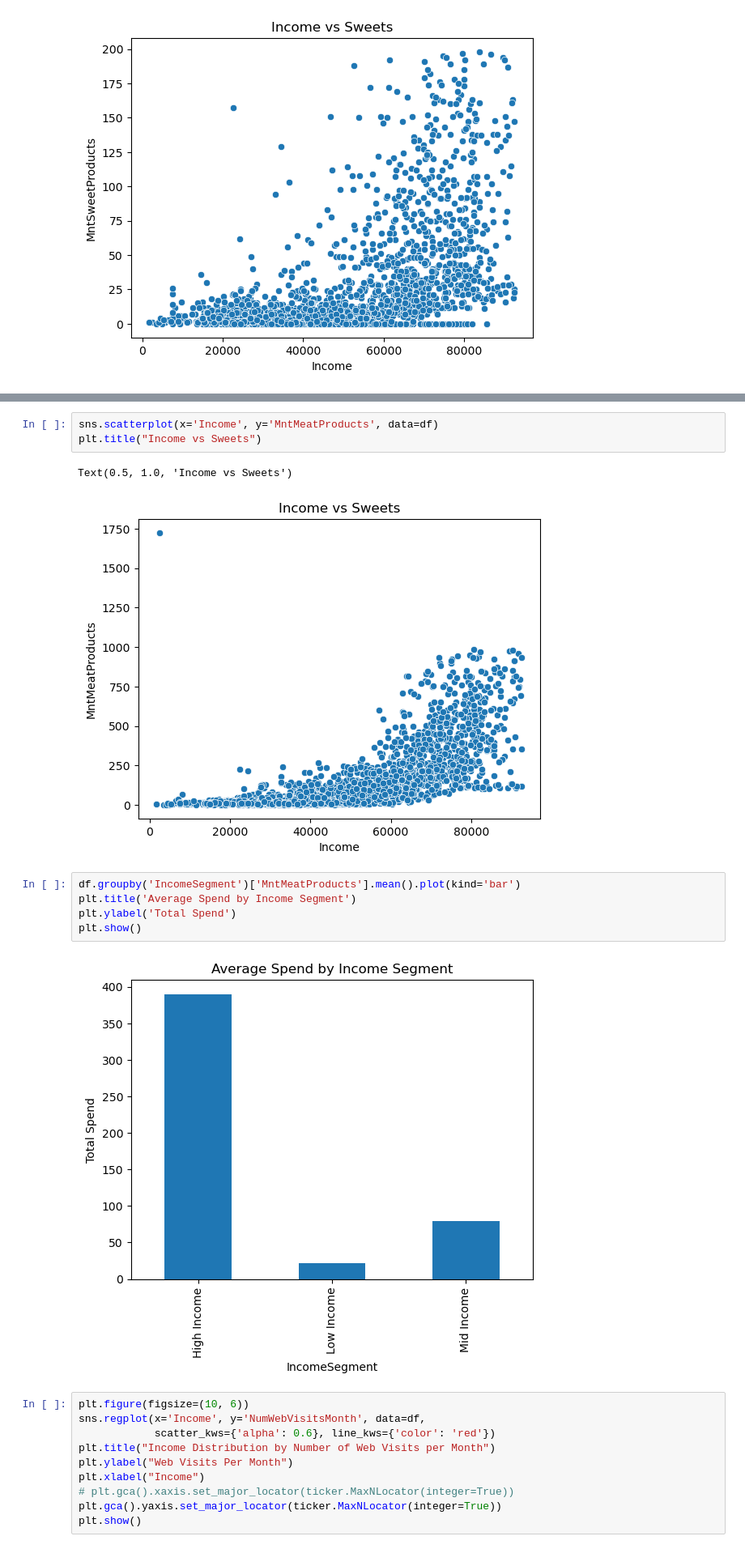
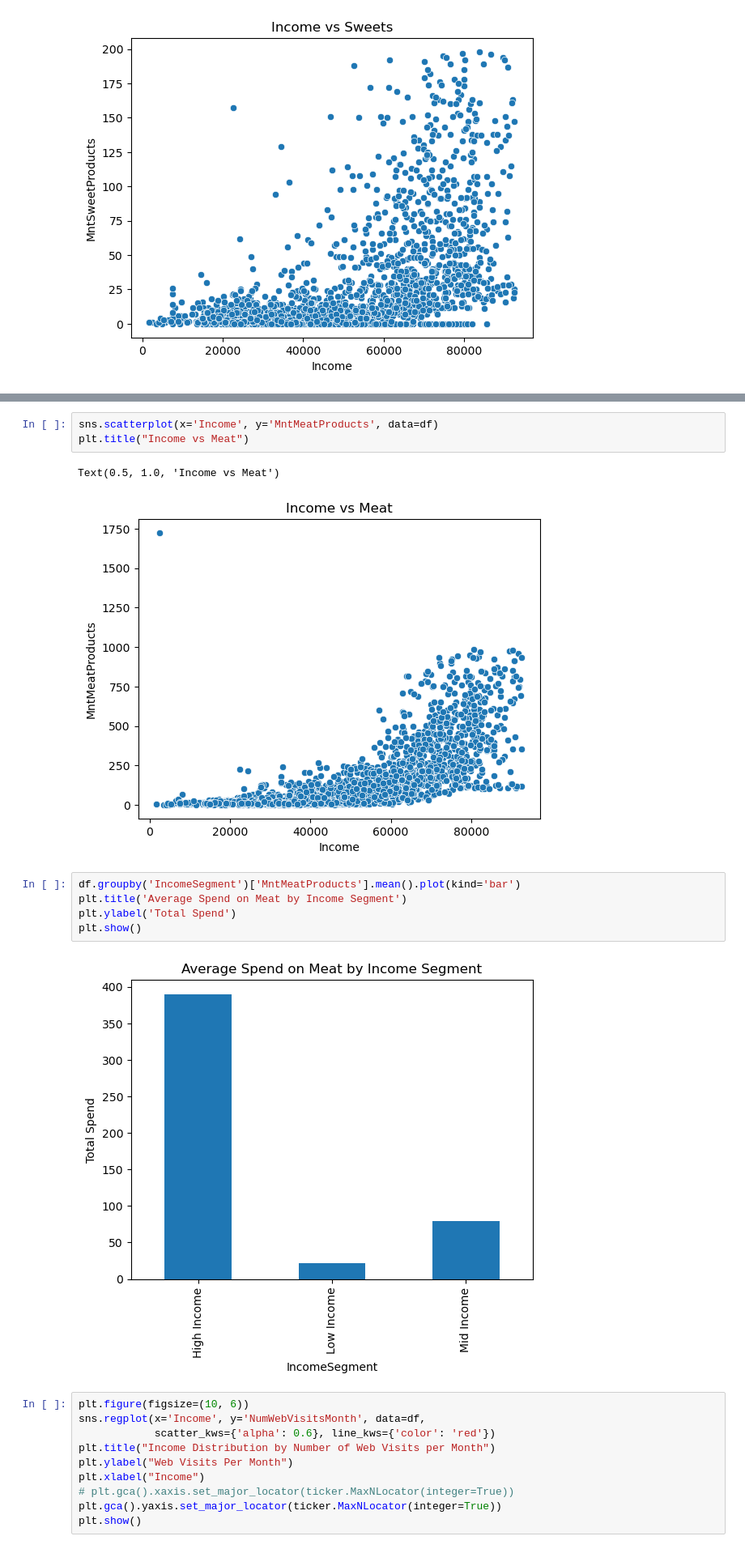
Before and after one commit to fincherc/marketing_project, a Jupyter notebook: income_food_da.ipynb, the cells around one changed output, grey strips where cells are left out. Shown at 81% size. Saved outputs shown, nothing was run; the diff lists cells and outputs as text.

```diff
--- a/income_food_da.ipynb
+++ b/income_food_da.ipynb
@@ -233,16 +275,16 @@ Text(0.5, 1.0, 'Income vs Sweets')
 # %%
 sns.scatterplot(x='Income', y='MntMeatProducts', data=df)
-plt.title("Income vs Sweets")
+plt.title("Income vs Meat")
 # %% [output]
-Text(0.5, 1.0, 'Income vs Sweets')
+Text(0.5, 1.0, 'Income vs Meat')
-[figure, old version]
+[figure, new version]
 # %%
 df.groupby('IncomeSegment')['MntMeatProducts'].mean().plot(kind='bar')
-plt.title('Average Spend by Income Segment')
+plt.title('Average Spend on Meat by Income Segment')
 plt.ylabel('Total Spend')
 plt.show()
 # %% [output]
-[figure, old version]
+[figure, new version]
 # %%
 plt.figure(figsize=(10, 6))
 sns.regplot(x='Income', y='NumWebVisitsMonth', data=df,
```
Also changed, not shown: parts of 6 cells of this notebook.
